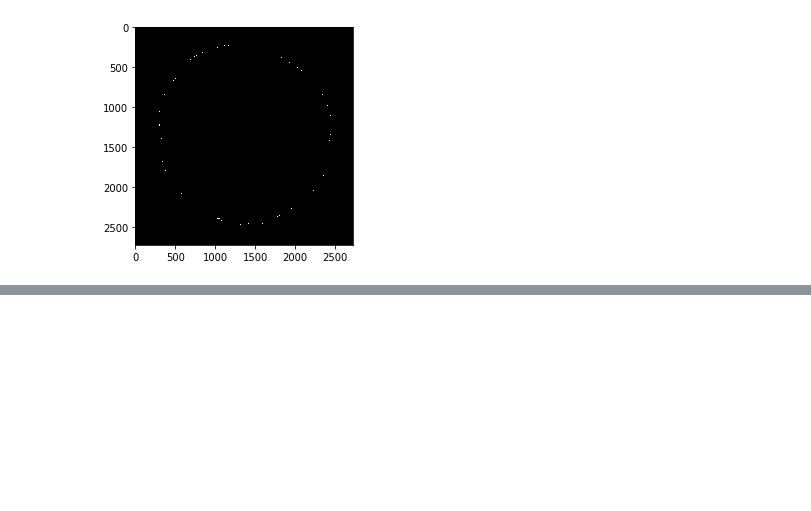
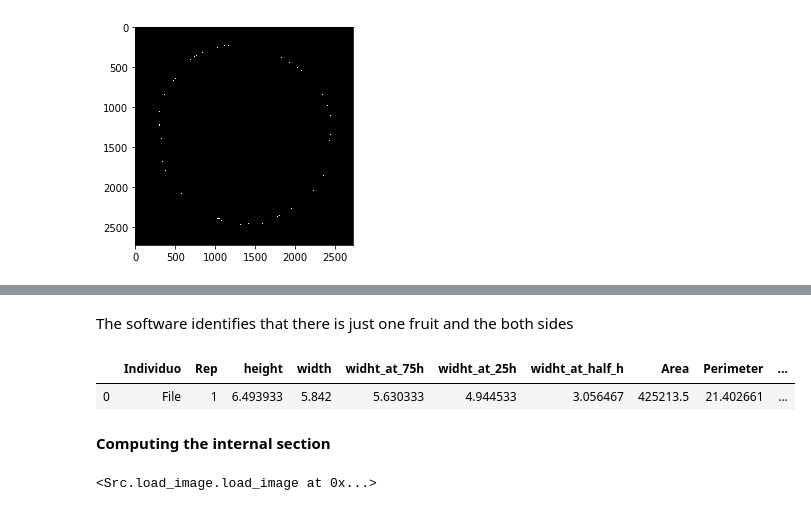
Before and after one commit to lauzingaretti/DeepAFS, a Jupyter notebook: main.ipynb, the cells around one changed output, grey strips where cells are left out. Cells and saved outputs as stored; diff of their text form; code cells hidden in the pictures; blank space fills up the shorter version.

```diff
--- a/main.ipynb
+++ b/main.ipynb
@@ -358,0 +471,13 @@ landmarks_gen.landmarks_gen(Img,N=50)
+# %% [markdown]
+The software identifies that there is just one fruit and the both sides
+# %%
+Img.Linear_Descriptors
+# %% [output]
+|  | Individuo | Rep | height | width | widht_at_75h | widht_at_25h | widht_at_half_h | Area | Perimeter | ... |
+| 0 | File | 1 | 6.493933 | 5.842 | 5.630333 | 4.944533 | 3.056467 | 425213.5 | 21.402661 | ... |
+# %% [markdown]
+**Computing the internal section**
+# %%
+Apple_LD.Apple_LD(Img,both_sizes=True)
+# %% [output]
+<Src.load_image.load_image at 0x...>
```
Also changed, not shown: parts of 80 cells of this notebook.
